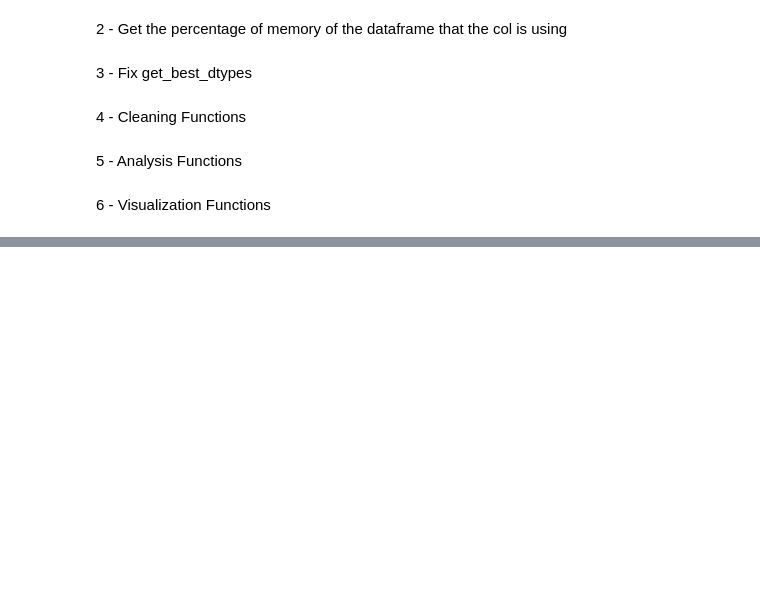
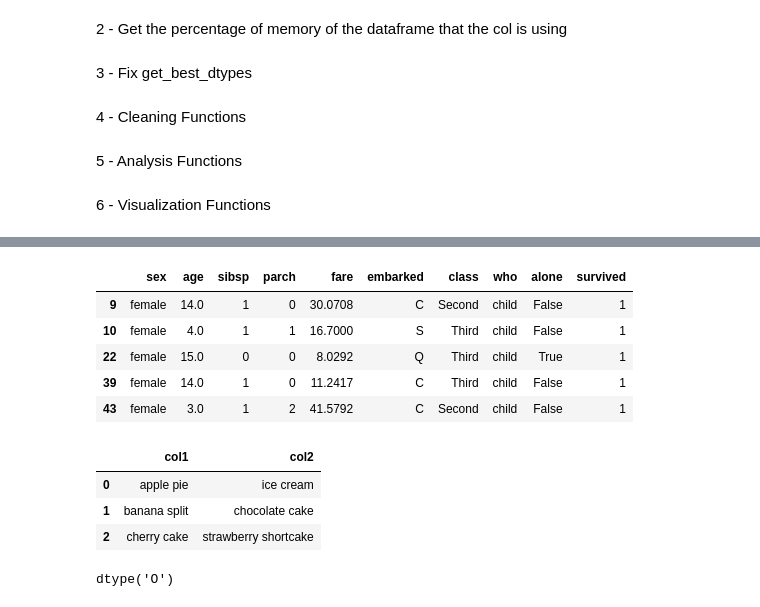
Before and after one commit to Abigor111/SunTzu, a Jupyter notebook: examples/MetadataFunctions.ipynb, the cells around one changed output, grey strips where cells are left out. Saved outputs shown, nothing was run; the diff lists cells and outputs as text; code cells hidden in the pictures; blank space fills up the shorter version.

```diff
--- a/examples/MetadataFunctions.ipynb
+++ b/examples/MetadataFunctions.ipynb
@@ -1060,0 +1353,40 @@ get_dataframe_values_insight(df)
+# %%
+def find(self, conditions, AND=True, OR=False):
+    combined_condition = conditions[0]
+    if AND:
+        for condition in conditions[1:]:
+            combined_condition = combined_condition & condition
+    elif OR:
+        for condition in conditions[1:]:
+            combined_condition = combined_condition | condition
+    elif OR and AND:
+        raise ValueError("Both AND and OR cannot be True simultaneously.")
+    else:
+        raise ValueError("Either AND or OR must be True.")
+    return self[combined_condition]
+# %%
+condition = df["sex"] == "female"
+condition4 = df["who"] == "child"
+condition2 = df["survived"] > 0
+conditions = [condition, condition2, condition4]
+adw = find(df, conditions)
+adw.head()
+# %% [output]
+|  | sex | age | sibsp | parch | fare | embarked | class | who | alone | survived |
+| 9 | female | 14.0 | 1 | 0 | 30.0708 | C | Second | child | False | 1 |
+| 10 | female | 4.0 | 1 | 1 | 16.7000 | S | Third | child | False | 1 |
+| 22 | female | 15.0 | 0 | 0 | 8.0292 | Q | Third | child | True | 1 |
+| 39 | female | 14.0 | 1 | 0 | 11.2417 | C | Third | child | False | 1 |
+| 43 | female | 3.0 | 1 | 2 | 41.5792 | C | Second | child | False | 1 |
+# %%
+teste = remove_rows_character(teste, characters=["-", "?", "!", " ", ","], add_blankspace=True)
+teste.head()
+# %% [output]
+|  | col1 | col2 |
+| 0 | apple pie | ice cream |
+| 1 | banana split | chocolate cake |
+| 2 | cherry cake | strawberry shortcake |
+# %%
+df1["Product"].dtypes
+# %% [output]
+dtype('O')
```
Also changed, not shown: parts of 59 cells of this notebook.
